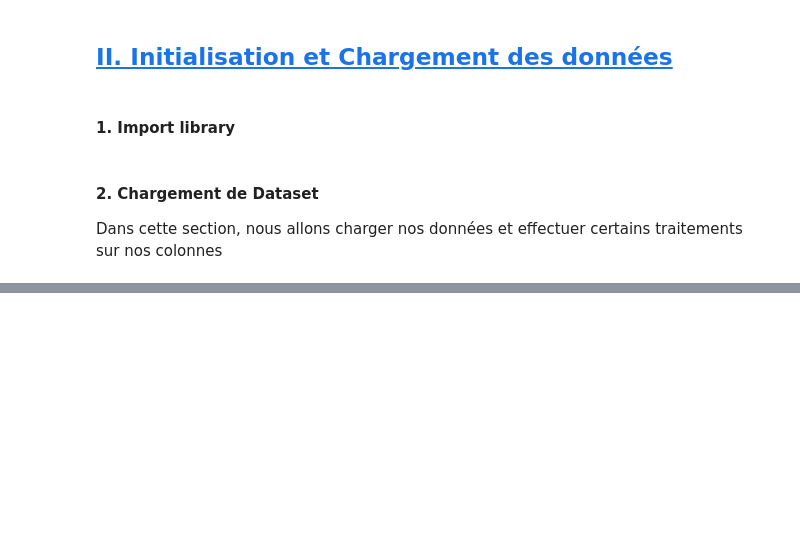
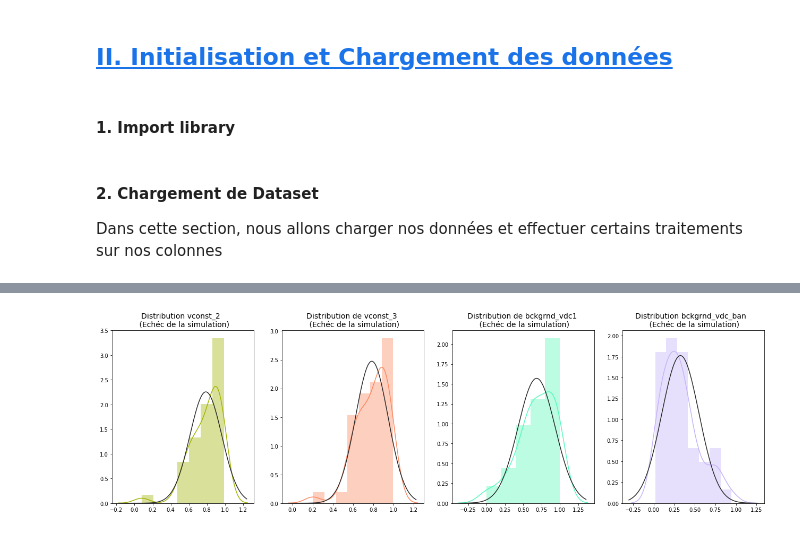
Before and after one commit to karidioulah/Climate-Model-Simulation-Crashes-Prediction, a Jupyter notebook: prediction_simulation_crashes.ipynb, the cells around one changed output, grey strips where cells are left out. Drawn from its saved outputs; the diff is of its cells as text; code cells hidden in the pictures; blank space fills up the shorter version.

```diff
--- a/prediction_simulation_crashes.ipynb
+++ b/prediction_simulation_crashes.ipynb
@@ -56,0 +183,22 @@ dataset.head()
+# %%
+f, (ax1, ax2, ax3,ax4) = plt.subplots(1,4, figsize=(22, 6))
+
+vconst_2_dist = dataset['vconst_2'].loc[dataset['class'] == 0].values
+sns.distplot(vconst_2_dist,ax=ax1, fit=norm, color='#A2B300')
+ax1.set_title('Distribution vconst_2  \n (Echéc de la simulation)', fontsize=14)
+
+vconst_3_dist = dataset['vconst_3'].loc[dataset['class'] == 0].values
+sns.distplot(vconst_3_dist,ax=ax2, fit=norm, color='#FB8861')
+ax2.set_title('Distribution de vconst_3 \n (Echéc de la simulation)', fontsize=14)
+
+bckgrnd_vdc1_dist = dataset['bckgrnd_vdc1'].loc[dataset['class'] == 0].values
+sns.distplot(bckgrnd_vdc1_dist,ax=ax3, fit=norm, color='#56F9BB')
+ax3.set_title('Distribution de bckgrnd_vdc1 \n (Echéc de la simulation)', fontsize=14)
+
+bckgrnd_vdc_ban_dist = dataset['bckgrnd_vdc_ban'].loc[dataset['class'] == 0].values
+sns.distplot(bckgrnd_vdc_ban_dist,ax=ax4, fit=norm, color='#C5B3F9')
+ax4.set_title('Distribution bckgrnd_vdc_ban  \n (Echéc de la simulation)', fontsize=14)
+
+plt.show()
+# %% [output]
+[figure, added]
```
Also changed, not shown: parts of 18 cells of this notebook.
